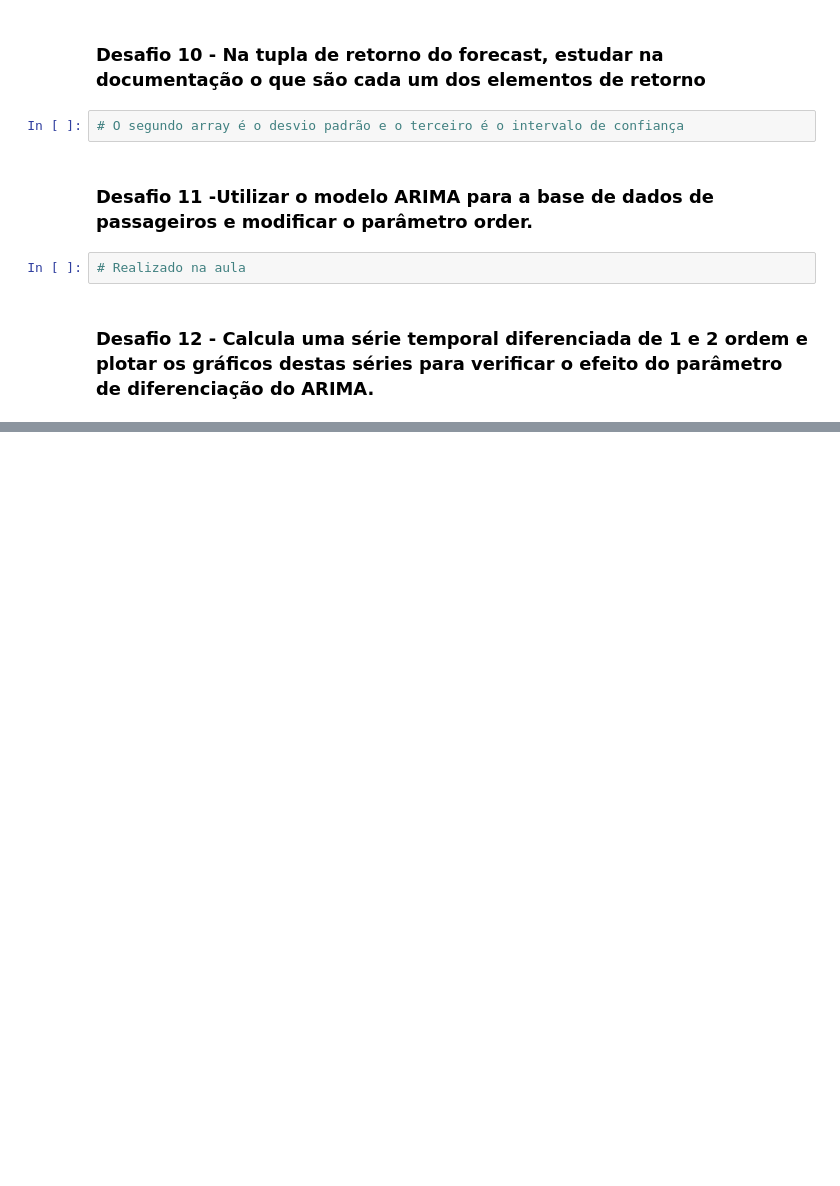
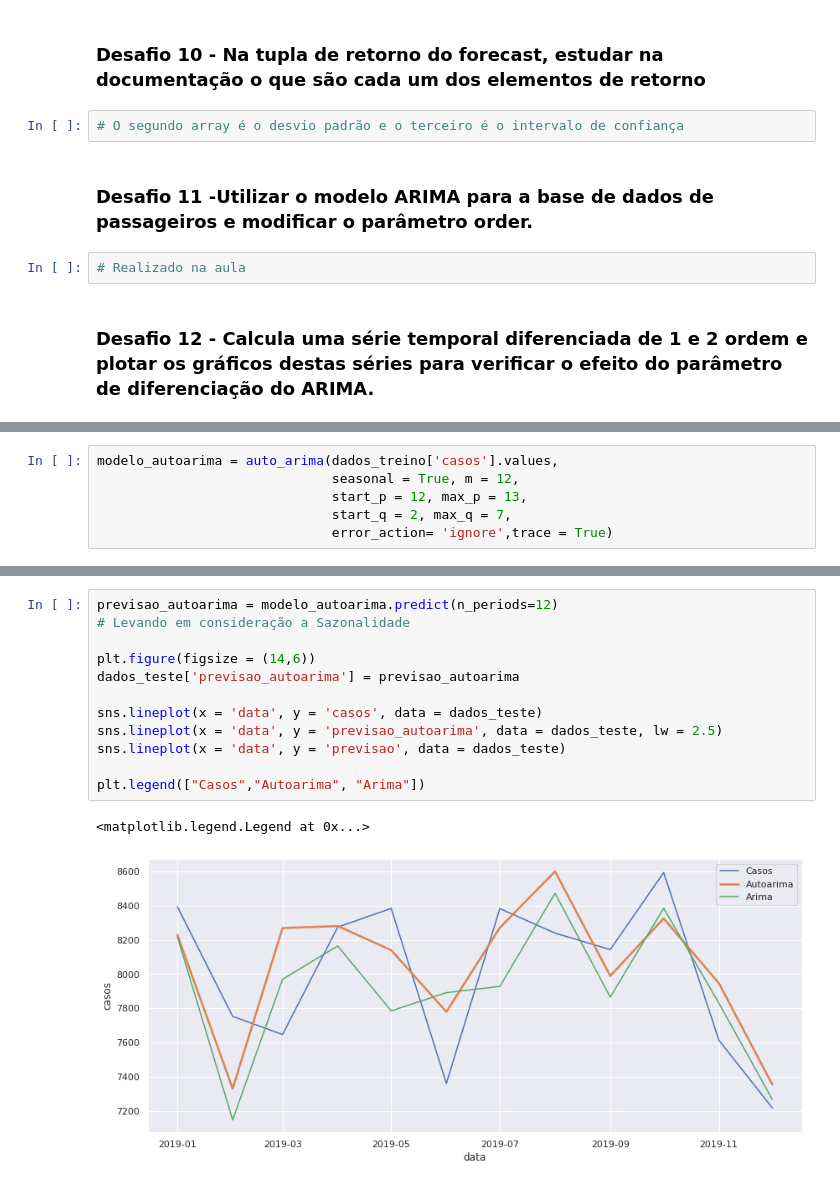
Before and after one commit to Brunomatarucco/bootcamp_data_science_alura, a Jupyter notebook: Modulo_04/series_temporais_tuberculose.ipynb, the cells around one changed output, grey strips where cells are left out. Drawn from its saved outputs; the diff is of its cells as text; blank space fills up the shorter version.

```diff
--- a/Modulo_04/series_temporais_tuberculose.ipynb
+++ b/Modulo_04/series_temporais_tuberculose.ipynb
@@ -728,0 +915,6 @@ sns.lineplot(x = 'data', y = 'previsao', data = dados_han_teste, lw = 2.5)
+# %%
+modelo_autoarima = auto_arima(dados_treino['casos'].values,
+                              seasonal = True, m = 12,
+                              start_p = 12, max_p = 13,
+                              start_q = 2, max_q = 7,
+                              error_action= 'ignore',trace = True)
@@ -728,0 +939,15 @@ sns.lineplot(x = 'data', y = 'previsao', data = dados_han_teste, lw = 2.5)
+# %%
+previsao_autoarima = modelo_autoarima.predict(n_periods=12)
+# Levando em consideração a Sazonalidade
+
+plt.figure(figsize = (14,6))
+dados_teste['previsao_autoarima'] = previsao_autoarima
+
+sns.lineplot(x = 'data', y = 'casos', data = dados_teste)
+sns.lineplot(x = 'data', y = 'previsao_autoarima', data = dados_teste, lw = 2.5)
+sns.lineplot(x = 'data', y = 'previsao', data = dados_teste)
+
+plt.legend(["Casos","Autoarima", "Arima"])
+# %% [output]
+<matplotlib.legend.Legend at 0x...>
+[figure, added]
```
Also changed, not shown: parts of 44 cells of this notebook.
